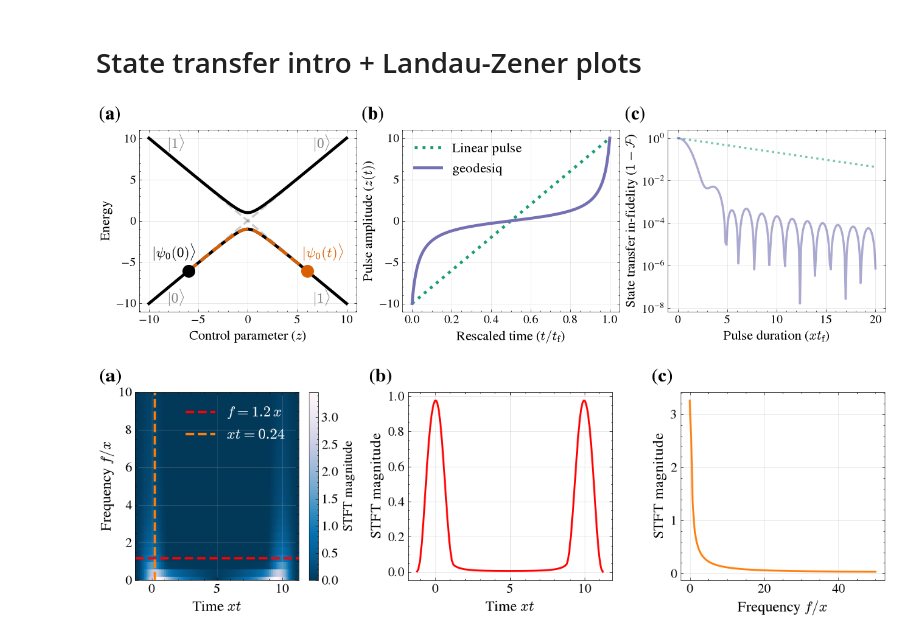
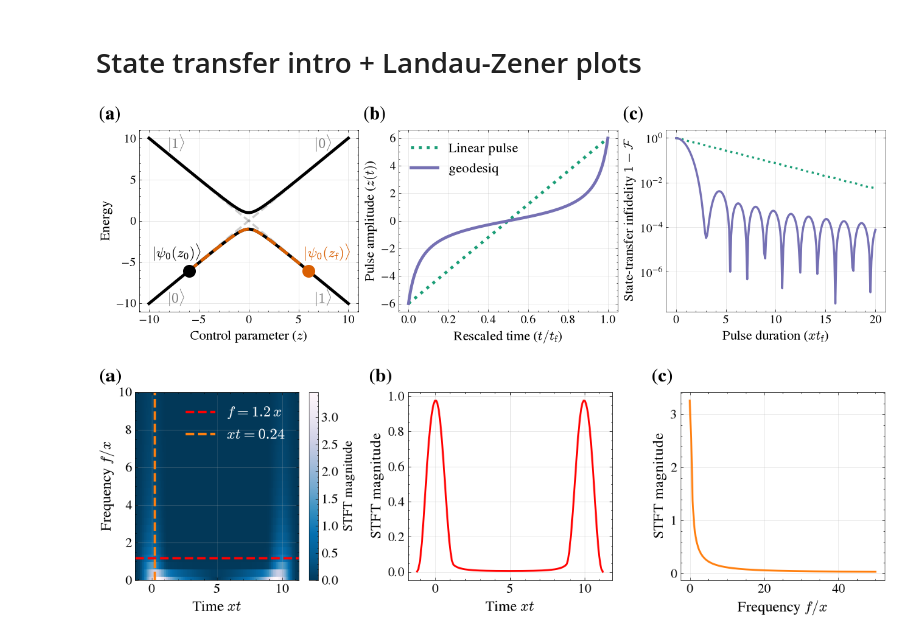
Before and after one commit to geodesiq-control/geodesiq-control, a Jupyter notebook: dev/manuscript_figures.ipynb, the cells around one changed output. Cells and saved outputs as stored; diff of their text form; code cells hidden in the pictures.

Commit message:
Sweep Fig. 1 between its markers; relabel and restyle panel (c) (F-12–F-15)
Co-Authored-By: Claude Opus 5.5 <noreply@anthropic.com>

```diff
--- a/dev/manuscript_figures.ipynb
+++ b/dev/manuscript_figures.ipynb
@@ -114,15 +114,23 @@ def return_pulse(model):
     return model._control_sol
 
 
-# Call solve so _control_sol is populated for each model before reading the pulse
-model_lz.set_control(alpha=0, beta=0)
-model_lz.solve_problem(pulse_accuracy=1000)
-pulse_lin = return_pulse(model_lz)
+# Fig. 1 sweeps between the markers in (a), from z0 = -6x to zf = 6x. It uses its own model, so that model_lz
+# (z0 = -10x to zf = 10x, used by Figs. 4 and 5) is not changed
+z0_intro, zf_intro = -6, 6
+model_intro = gq.ControlModel(H_c=ham(1, 0), H_d=ham(0, 1))  # x = 1, as in model_lz
+model_intro.set_control(control_name="z", pulse_initial=z0_intro, pulse_final=zf_intro, initial_state=0)
+fidelity_linear_intro = fidelity_vs_time(durations, model_intro, controls={"alpha": 0, "beta": 0})
+fidelities_geometric_intro = fidelity_vs_time(durations, model_intro, controls={"alpha": 2, "beta": 2})
+
+# Call solve so _control_sol is populated for each pulse before reading it
+model_intro.set_control(alpha=0, beta=0)
+model_intro.solve_problem(pulse_accuracy=1000)
+pulse_lin = return_pulse(model_intro)
 t_lin = np.linspace(0, 1, len(pulse_lin))
 
-model_lz.set_control(alpha=2, beta=2)
-model_lz.solve_problem(pulse_accuracy=1000)
-pulse_geo = return_pulse(model_lz)
+model_intro.set_control(alpha=2, beta=2)
+model_intro.solve_problem(pulse_accuracy=1000)
+pulse_geo = return_pulse(model_intro)
 t_geo = np.linspace(0, 1, len(pulse_geo))
 
 fig, (ax_a, ax_b, ax_c) = plt.subplots(1, 3, figsize=(13, 4), constrained_layout=True)
@@ -148,46 +156,46 @@ ax_a.text(0.13, 0.9, r"$|1\rangle$", fontsize=17, color="gray", transform=ax_a.t
 ax_a.text(0.8, 0.05, r"$|1\rangle$", fontsize=17, color="gray", transform=ax_a.transAxes)
 ax_a.text(0.8, 0.9, r"$|0\rangle$", fontsize=17, color="gray", transform=ax_a.transAxes)
 
-x_plot = np.linspace(-6, 6, 100)
+x_plot = np.linspace(z0_intro, zf_intro, 100)
 ax_a.plot(x_plot, -np.sqrt(1 + x_plot**2), linewidth=linewidth, linestyle="dashed", color=C_SPECTRUM)
 ax_a.scatter(x_plot[0], -np.sqrt(1 + x_plot[0] ** 2), zorder=2, s=scatter_size, color="black")
-ax_a.text(0.06, 0.3, r"$|\psi_\text{0}(0)\rangle$", fontsize=17, color="black", transform=ax_a.transAxes)
+ax_a.text(0.06, 0.3, r"$|\psi_0(z_0)\rangle$", fontsize=17, color="black", transform=ax_a.transAxes)
 ax_a.scatter(x_plot[-1], -np.sqrt(1 + x_plot[-1] ** 2), color=C_SPECTRUM, zorder=2, s=scatter_size)
-ax_a.text(0.75, 0.3, r"$|\psi_\text{0}(t)\rangle$", fontsize=17, color=C_SPECTRUM, transform=ax_a.transAxes)
+ax_a.text(0.75, 0.3, r"$|\psi_0(z_\mathrm{f})\rangle$", fontsize=17, color=C_SPECTRUM, transform=ax_a.transAxes)
 
 # ─────────────────────────────────────────────────────────────────────────────
 # (b)  Pulse
 # ─────────────────────────────────────────────────────────────────────────────
 ax_b.plot(t_lin, pulse_lin, color=C_LINEAR, lw=linewidth, label="Linear pulse", ls="dotted")
 ax_b.plot(t_geo, pulse_geo, color=C_GEOMETRIC, lw=linewidth, label="geodesiq")
 
 ax_b.set_xlabel("Rescaled time ($t / t_\mathrm{f}$)", fontsize=fontsize_label)
 ax_b.set_ylabel("Pulse amplitude ($z(t)$)", fontsize=fontsize_label)
 ax_b.legend(frameon=False, fontsize=fontsize_label)
 
 # ─────────────────────────────────────────────────────────────────────────────
 # (c)  Infidelity log-scale
 # ─────────────────────────────────────────────────────────────────────────────
 
 # infidelity (log)
-infidelity_linear = 1 - fidelity_linear
-infidelity_geometric = 1 - fidelities_geometric
+infidelity_linear = 1 - fidelity_linear_intro
+infidelity_geometric = 1 - fidelities_geometric_intro
 
-ax_c.semilogy(durations, infidelity_linear, color=C_LINEAR, lw=linewidth - 1, alpha=0.6, ls="dotted")
-ax_c.semilogy(durations, infidelity_geometric, color=C_GEOMETRIC, lw=linewidth - 1, alpha=0.6)
-ax_c.set_ylabel("State transfer in-fidelity ($1 - \mathcal{F}$)", fontsize=fontsize_label)
+ax_c.semilogy(durations, infidelity_linear, color=C_LINEAR, lw=linewidth - 1, ls="dotted")
+ax_c.semilogy(durations, infidelity_geometric, color=C_GEOMETRIC, lw=linewidth - 1)
+ax_c.set_ylabel(r"State-transfer infidelity $1-\mathcal{F}$", fontsize=fontsize_label)
 ax_c.yaxis.set_minor_locator(ticker.LogLocator(subs="all"))
 ax_c.set_xlabel(r"Pulse duration ($xt_\mathrm{f}$)", fontsize=fontsize_label)
 
 for ax in [ax_a, ax_b, ax_c]:
     ax.tick_params(labelsize=14)
     ax.grid(alpha=0.4)
 
 panel_labels(fig, [ax_a, ax_b, ax_c])
 
 plt.show()
 
 fig.savefig("figures/introduction.pdf")
 # %% [output]
-[figure, old version]
+[figure, new version]
 # %%
```
Also changed, not shown: parts of 2 cells of this notebook, 1 other file.
